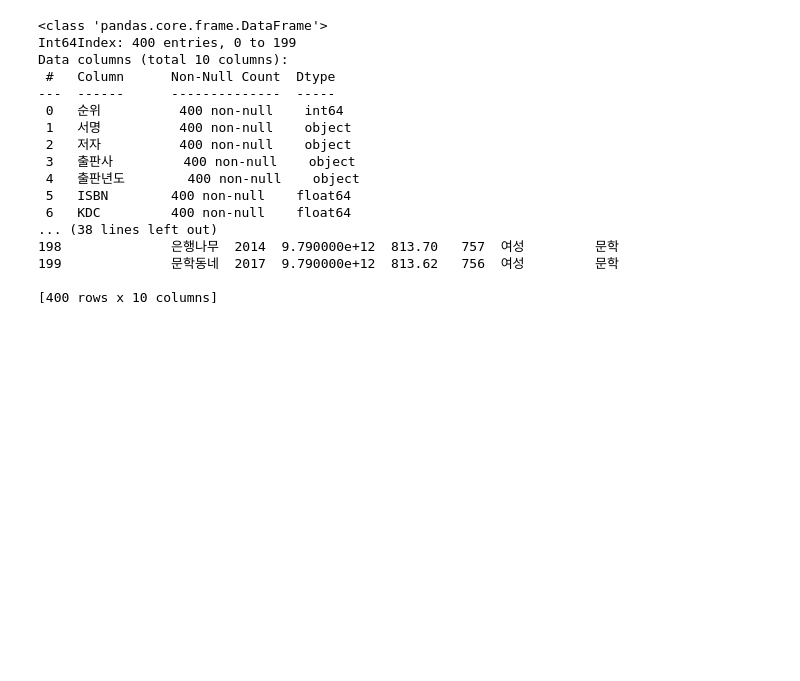
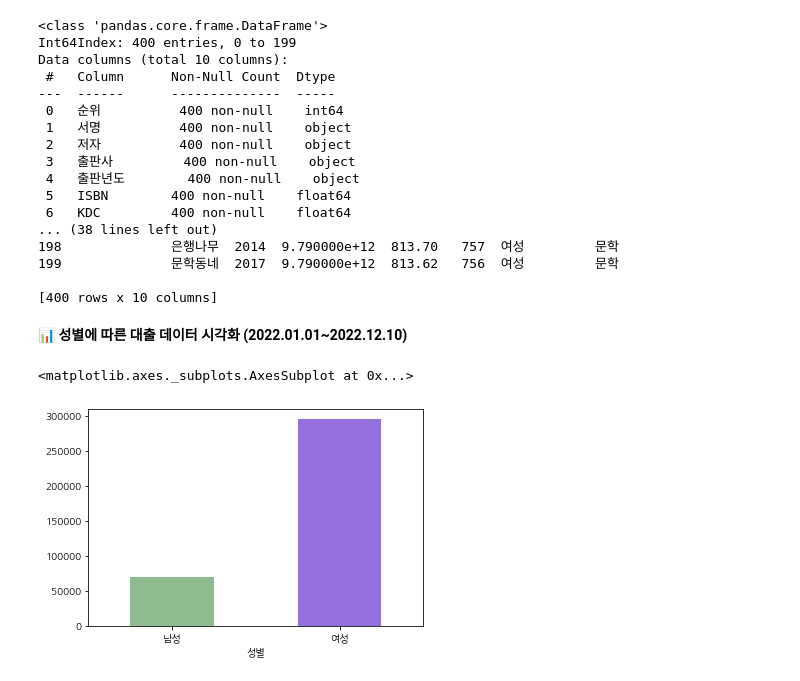
Before and after one commit to daraeyaa/data-analysis, a Jupyter notebook: final_project.ipynb, the cells around one changed output. Saved outputs shown, nothing was run; the diff lists cells and outputs as text; code cells hidden in the pictures; blank space fills up the shorter version.

```diff
--- a/final_project.ipynb
+++ b/final_project.ipynb
@@ -156,4 +142,17 @@ Data columns (total 10 columns):
 199              문학동네  2017  9.790000e+12  813.62   756  여성         문학
 
 [400 rows x 10 columns]
+# %% [markdown]
+
+📊 **성별에 따른 대출 데이터 시각화 (2022.01.01~2022.12.10)**
+# %%
+#성별별 대출건수 합산을 위한 groupby 연산
+grouped_sex = df.groupby(df['성별'])['대출건수'].sum()
+
+#성별별 대출건수 시각화
+colors=['darkseagreen', 'mediumpurple']
+grouped_sex.plot.bar(color=colors, rot=0)
+# %% [output]
+<matplotlib.axes._subplots.AxesSubplot at 0x...>
+[figure, added]
 # %%
```
Also changed, not shown: parts of 21 cells of this notebook.
